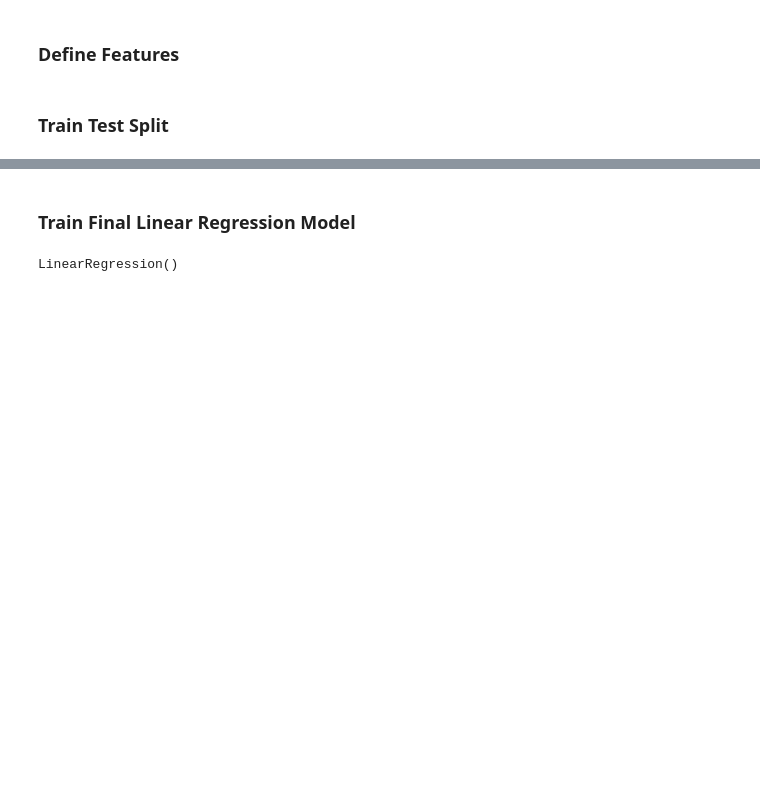
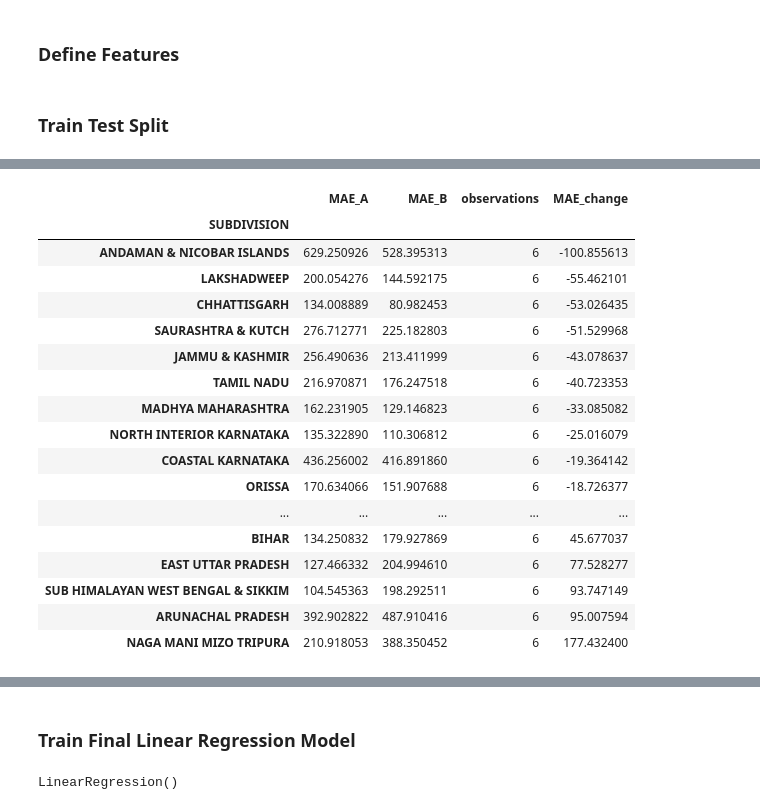
Before and after one commit to sakshidangi2006/Rainfall_Prediction, a Jupyter notebook: notebooks/08_final_model.ipynb, the cells around one changed output, grey strips where cells are left out. Drawn from its saved outputs; the diff is of its cells as text; code cells hidden in the pictures; blank space fills up the shorter version.

```diff
--- a/notebooks/08_final_model.ipynb
+++ b/notebooks/08_final_model.ipynb
@@ -85,9 +150,16 @@ Final holdout: 216
 # %%
-X_train = train_df[feature_cols]
-y_train = train_df[target_col]
+X_train = train_data[model_features]
+y_train = train_data[target_column]
 
-X_validation = validation_df[feature_cols]
-y_validation = validation_df[target_col]
+X_val = validation_data[model_features]
+y_val = validation_data[target_column]
 
-X_holdout = final_holdout_df[feature_cols]
-y_holdout = final_holdout_df[target_col]
+model_a = LinearRegression()
+model_a.fit(X_train, y_train)
+
+pred_a = model_a.predict(X_val)
+
+print("Model A — Original Linear Regression")
+print("MAE:", mean_absolute_error(y_val, pred_a))
+print("RMSE:", np.sqrt(mean_squared_error(y_val, pred_a)))
+print("R²:", r2_score(y_val, pred_a))
@@ -109,0 +243,54 @@ y_holdout: (216,)
+# %%
+# Create a comparison table for each holdout observation
+comparison = holdout_data[
+    ["SUBDIVISION", "YEAR", "target"]
+].copy()
+
+comparison["pred_model_a"] = pred_a_holdout
+comparison["pred_model_b"] = pred_b_holdout
+
+comparison["abs_error_a"] = (
+    comparison["target"] - comparison["pred_model_a"]
+).abs()
+
+comparison["abs_error_b"] = (
+    comparison["target"] - comparison["pred_model_b"]
+).abs()
+
+# Average absolute error for each subdivision
+regional_results = (
+    comparison
+    .groupby("SUBDIVISION")
+    .agg(
+        MAE_A=("abs_error_a", "mean"),
+        MAE_B=("abs_error_b", "mean"),
+        observations=("target", "size")
+    )
+)
+
+regional_results["MAE_change"] = (
+    regional_results["MAE_B"] - regional_results["MAE_A"]
+)
+
+regional_results = regional_results.sort_values("MAE_change")
+
+regional_results
+# %% [output]
+|  | MAE_A | MAE_B | observations | MAE_change |
+| SUBDIVISION |  |  |  |  |
+| ANDAMAN & NICOBAR ISLANDS | 629.250926 | 528.395313 | 6 | -100.855613 |
+| LAKSHADWEEP | 200.054276 | 144.592175 | 6 | -55.462101 |
+| CHHATTISGARH | 134.008889 | 80.982453 | 6 | -53.026435 |
+| SAURASHTRA & KUTCH | 276.712771 | 225.182803 | 6 | -51.529968 |
+| JAMMU & KASHMIR | 256.490636 | 213.411999 | 6 | -43.078637 |
+| TAMIL NADU | 216.970871 | 176.247518 | 6 | -40.723353 |
+| MADHYA MAHARASHTRA | 162.231905 | 129.146823 | 6 | -33.085082 |
+| NORTH INTERIOR KARNATAKA | 135.322890 | 110.306812 | 6 | -25.016079 |
+| COASTAL KARNATAKA | 436.256002 | 416.891860 | 6 | -19.364142 |
+| ORISSA | 170.634066 | 151.907688 | 6 | -18.726377 |
+| ... | ... | ... | ... | ... |
+| BIHAR | 134.250832 | 179.927869 | 6 | 45.677037 |
+| EAST UTTAR PRADESH | 127.466332 | 204.994610 | 6 | 77.528277 |
+| SUB HIMALAYAN WEST BENGAL & SIKKIM | 104.545363 | 198.292511 | 6 | 93.747149 |
+| ARUNACHAL PRADESH | 392.902822 | 487.910416 | 6 | 95.007594 |
+| NAGA MANI MIZO TRIPURA | 210.918053 | 388.350452 | 6 | 177.432400 |
```
Also changed, not shown: parts of 16 cells of this notebook, 9 other files.
